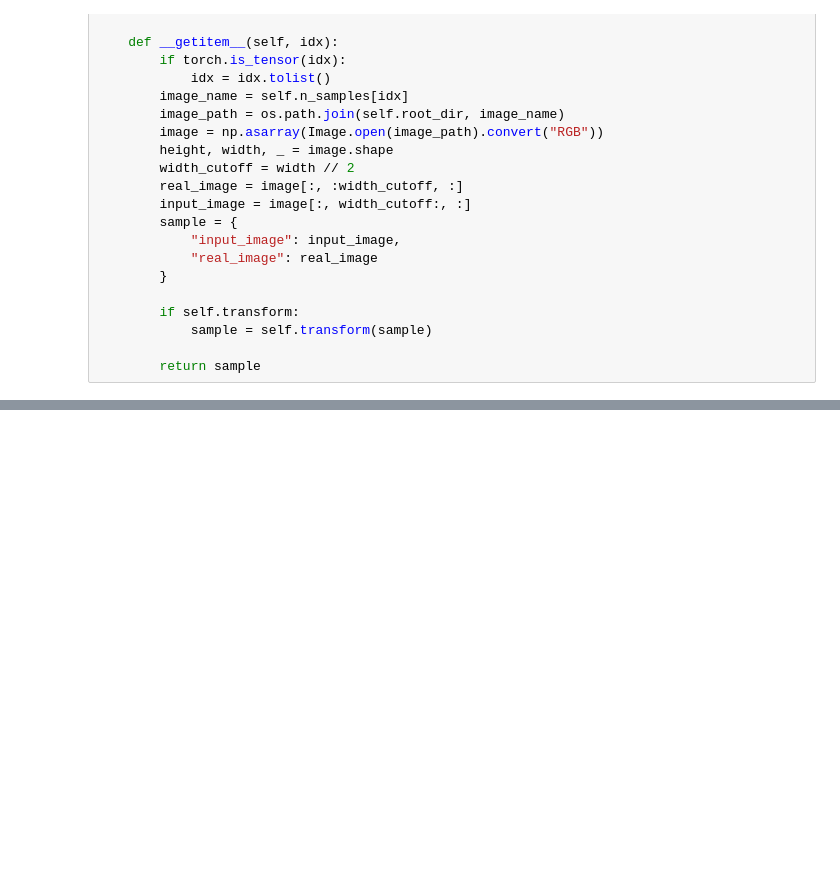
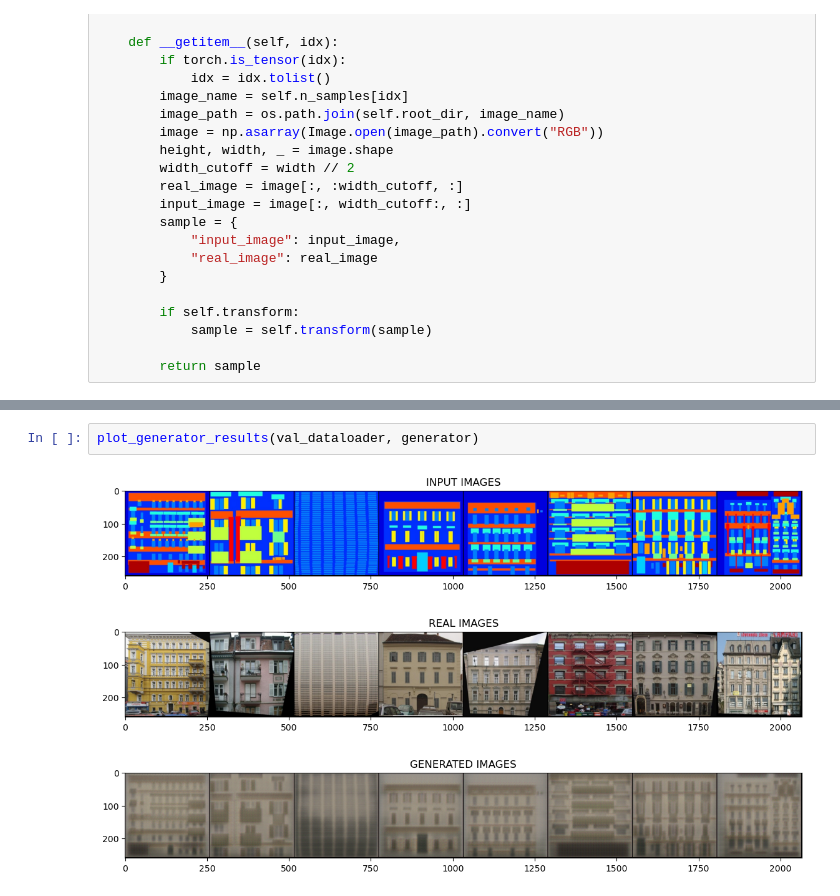
Before and after one commit to Dmitry-Galkin/RL-and-Advanced-DL, a Jupyter notebook: HW3/HW3.ipynb, the cells around one changed output, grey strips where cells are left out. Drawn from its saved outputs; the diff is of its cells as text; blank space fills up the shorter version.

```diff
--- a/HW3/HW3.ipynb
+++ b/HW3/HW3.ipynb
@@ -155,0 +448,6 @@ for batch in train_dataloader:
+# %%
+plot_generator_results(val_dataloader, generator)
+# %% [output]
+[figure, added]
+[figure, added]
+[figure, added]
```
Also changed, not shown: parts of 21 cells of this notebook.
